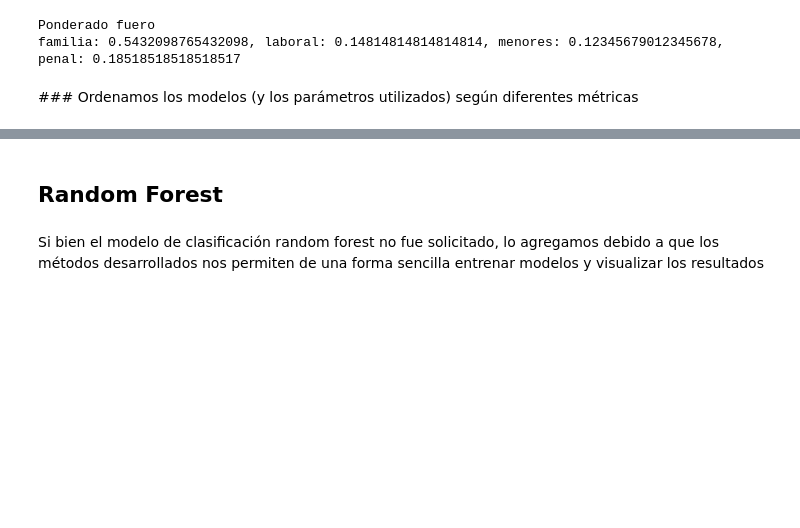
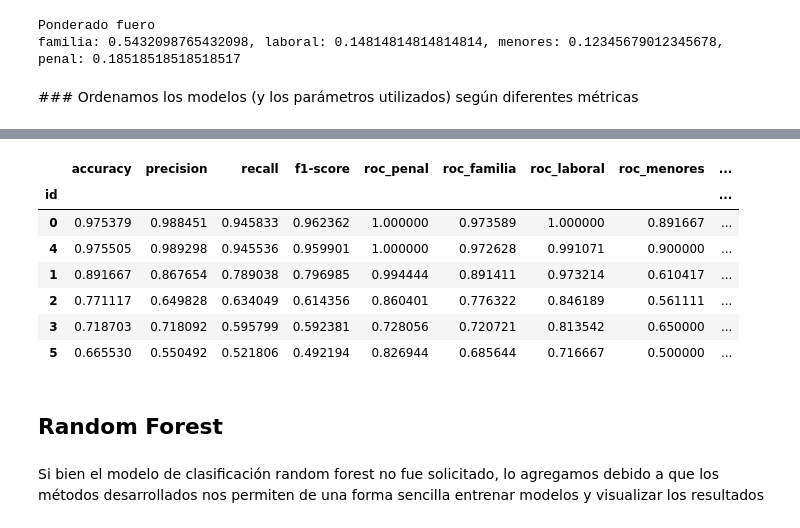
Before and after one commit to cgoviedo/Diplodatos, a Jupyter notebook: mentoria/Practico 3 - Introduccion al aprendizaje automatico.ipynb, the cells around one changed output, grey strips where cells are left out. Saved outputs shown, nothing was run; the diff lists cells and outputs as text; code cells hidden in the pictures; blank space fills up the shorter version.

```diff
--- a/mentoria/Practico 3 - Introduccion al aprendizaje automatico.ipynb
+++ b/mentoria/Practico 3 - Introduccion al aprendizaje automatico.ipynb
@@ -739,3 +809,16 @@ result_logistic[result_logistic["modo"] =="Test"].sort_values(by=['accuracy','f1
+# %%
+result_train = result_logistic[result_logistic["modo"] !="Test"]
+
+result_train.groupby(['id']).mean().sort_values(['f1-score' ,'accuracy'], ascending=False)
+# %% [output]
+|  | accuracy | precision | recall | f1-score | roc_penal | roc_familia | roc_laboral | roc_menores | ... |
+| id |  |  |  |  |  |  |  |  | ... |
+| 0 | 0.975379 | 0.988451 | 0.945833 | 0.962362 | 1.000000 | 0.973589 | 1.000000 | 0.891667 | ... |
+| 4 | 0.975505 | 0.989298 | 0.945536 | 0.959901 | 1.000000 | 0.972628 | 0.991071 | 0.900000 | ... |
+| 1 | 0.891667 | 0.867654 | 0.789038 | 0.796985 | 0.994444 | 0.891411 | 0.973214 | 0.610417 | ... |
+| 2 | 0.771117 | 0.649828 | 0.634049 | 0.614356 | 0.860401 | 0.776322 | 0.846189 | 0.561111 | ... |
+| 3 | 0.718703 | 0.718092 | 0.595799 | 0.592381 | 0.728056 | 0.720721 | 0.813542 | 0.650000 | ... |
+| 5 | 0.665530 | 0.550492 | 0.521806 | 0.492194 | 0.826944 | 0.685644 | 0.716667 | 0.500000 | ... |
 # %% [markdown]
 ## Random Forest
 # %% [markdown]
```
Also changed, not shown: parts of 28 cells of this notebook.
